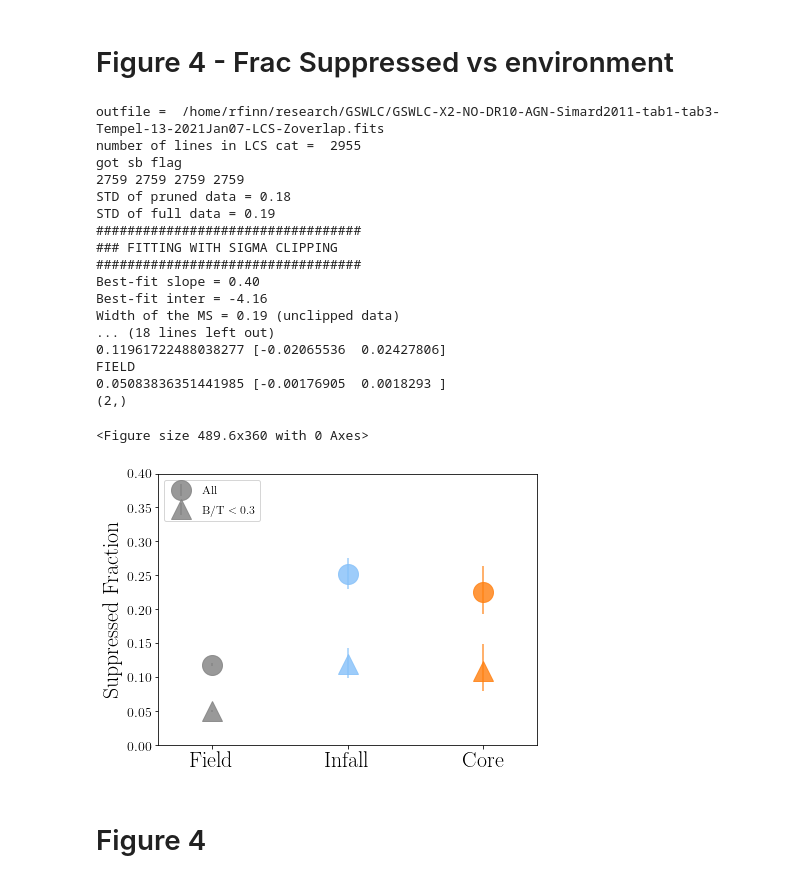
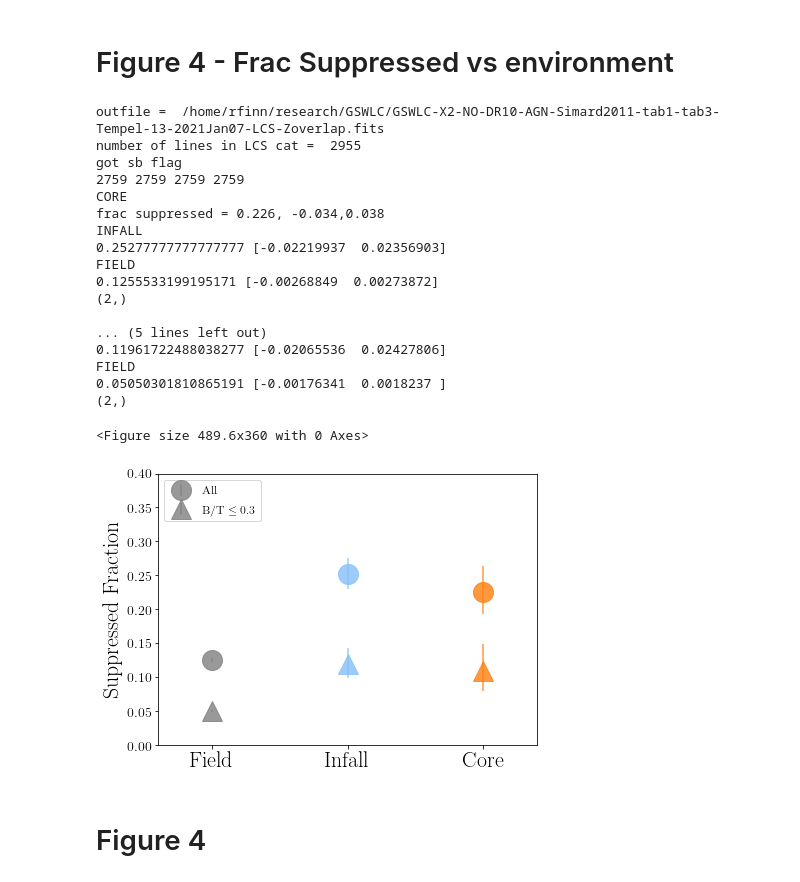
Before and after one commit to rfinn/LCS, a Jupyter notebook: notebooks/MSpaper_final.ipynb, the cells around one changed output. Drawn from its saved outputs; the diff is of its cells as text; code cells hidden in the pictures.

```diff
--- a/notebooks/MSpaper_final.ipynb
+++ b/notebooks/MSpaper_final.ipynb
@@ -505,52 +476,49 @@ Anderson_ksampResult(statistic=-0.7875353890697067, critical_values=array([0.325
 os.chdir(homedir+'/research/LCS/plots/')
 %run ~/github/LCS/python/lcs_paper2_v2.py  --minmass 9.7 --ellip 0.75  --minssfr -11.5
 mmatch=True
 if mmatch:
     outfile1 = homedir+'/research/LCS/plots/fsuppressed-btcut1-mmatch.pdf'
     outfile2 = homedir+'/research/LCS/plots/fsuppressed-btcut1-mmatch.png'
     b.plot_frac_suppressed(massmatch=True)#outfile1=outfile1,outfile2=outfile2,nbins=12)
     print()
     print('#####  WITH BT CUT  ######')
     print()
     btcut = 0.3
     b.plot_frac_suppressed(BTcut=btcut,plotsingle=False,massmatch=True)
-    plt.ylim(0,.4)
-    plt.legend([r'$\rm All$','_nolegend_','_nolegend_',r'$\rm B/T<0.3$'],loc='upper left')
-    plt.savefig(outfile1)
-    plt.savefig(outfile2)
+
 else:
     outfile1 = homedir+'/research/LCS/plots/fsuppressed-btcut1.pdf'
     outfile2 = homedir+'/research/LCS/plots/fsuppressed-btcut1.png'
     b.plot_frac_suppressed(massmatch=False)#outfile1=outfile1,outfile2=outfile2,nbins=12)
     print()
     print('#####  WITH BT CUT  ######')
     print()
     btcut = 0.3
     b.plot_frac_suppressed(BTcut=btcut,plotsingle=False,massmatch=False)
-    plt.ylim(0,.4)
-    plt.legend([r'$\rm All$','_nolegend_','_nolegend_',r'$\rm B/T<0.3$'],loc='upper left')
-    plt.savefig(outfile1)
-    plt.savefig(outfile2)
+plt.ylim(0,.4)
+plt.legend([r'$\rm All$','_nolegend_','_nolegend_',r'$\rm B/T \le 0.3$'],loc='upper left')
+plt.savefig(outfile1)
+plt.savefig(outfile2)
 # %% [output]
 outfile =  /home/rfinn/research/GSWLC/GSWLC-X2-NO-DR10-AGN-Simard2011-tab1-tab3-Tempel-13-2021Jan07-LCS-Zoverlap.fits
 number of lines in LCS cat =  2955
 got sb flag
 2759 2759 2759 2759
-STD of pruned data = 0.18
-STD of full data = 0.19
-##################################
-### FITTING WITH SIGMA CLIPPING
-##################################
-Best-fit slope = 0.40
-Best-fit inter = -4.16
-Width of the MS = 0.19 (unclipped data)
-... (18 lines left out)
+CORE
+frac suppressed = 0.226, -0.034,0.038
+INFALL
+0.25277777777777777 [-0.02219937  0.02356903]
+FIELD
+0.1255533199195171 [-0.00268849  0.00273872]
+(2,)
+
+... (5 lines left out)
 0.11961722488038277 [-0.02065536  0.02427806]
 FIELD
-0.05083836351441985 [-0.00176905  0.0018293 ]
+0.05050301810865191 [-0.00176341  0.0018237 ]
 (2,)
 <Figure size 489.6x360 with 0 Axes>
-[figure, old version]
+[figure, new version]
 # %% [markdown]
 # Figure 4
 # %%
```
Also changed, not shown: parts of 28 cells of this notebook, 3 other files.
